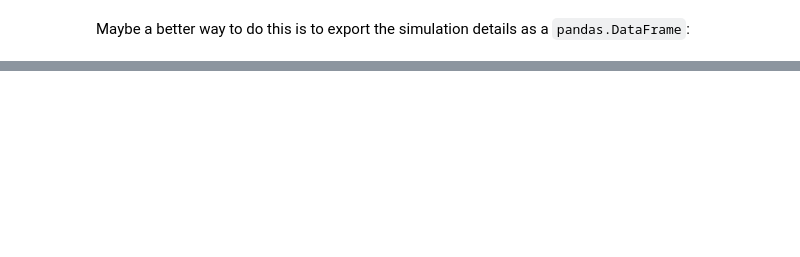
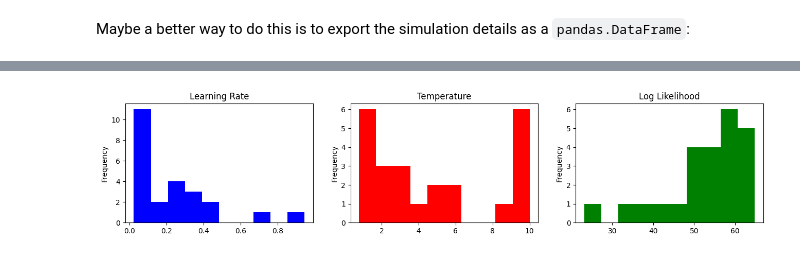
Before and after one commit to DevComPsy/cpm, a Jupyter notebook: docs/examples/example2.ipynb, the cells around one changed output, grey strips where cells are left out. Cells and saved outputs as stored; diff of their text form; code cells hidden in the pictures; blank space fills up the shorter version.

```diff
--- a/docs/examples/example2.ipynb
+++ b/docs/examples/example2.ipynb
@@ -431,0 +250,18 @@ We did so without having to write any complex code, and we were able to use the
+# %%
+from cpm.optimisation import minimise, DifferentialEvolution, FminBound
+
+fit = FminBound(
+    model=wrapper,  # Wrapper class with the model we specified from before
+    data=experiment,  # the data as a list of dictionaries
+    minimisation=minimise.LogLikelihood.bernoulli,
+    parallel=False,
+    prior=False,
+    ppt_identifier="ppt",
+    display=False,
+    number_of_starts=5,
+    # everything below is optional and passed directly to scipy.optimize.differential_evolution
+    approx_grad=True
+
+)
+
+fit.optimise()
@@ -431,0 +274,4 @@ We did so without having to write any complex code, and we were able to use the
+# %%
+optimisation = fit.export()
+optimisation.to_csv('bandit_optimised.csv')
+optimisation
@@ -431,0 +296,21 @@ We did so without having to write any complex code, and we were able to use the
+# %%
+import matplotlib.pyplot as plt
+
+# Create a figure and a set of subplots
+fig, axs = plt.subplots(1, 3, figsize=(16, 3))  # 1 row, 2 columns, and optional figure size
+
+# Plot on the first subplot with a specific color
+optimisation.x_0.plot(kind="hist", label="Learning Rate", color="blue", ax=axs[0])
+axs[0].set_title('Learning Rate')
+
+# Plot on the second subplot with a different color
+optimisation.x_1.plot(kind="hist", label="Temperature", color="red", ax=axs[1])
+axs[1].set_title('Temperature')
+
+optimisation.fun_0.plot(kind="hist", label="Negative Log Likelihood", color="green", ax=axs[2])
+axs[2].set_title('Log Likelihood')
+
+# Display the plot
+plt.show()
+# %% [output]
+[figure, added]
```
Also changed, not shown: parts of 50 cells of this notebook, 7 other files.
